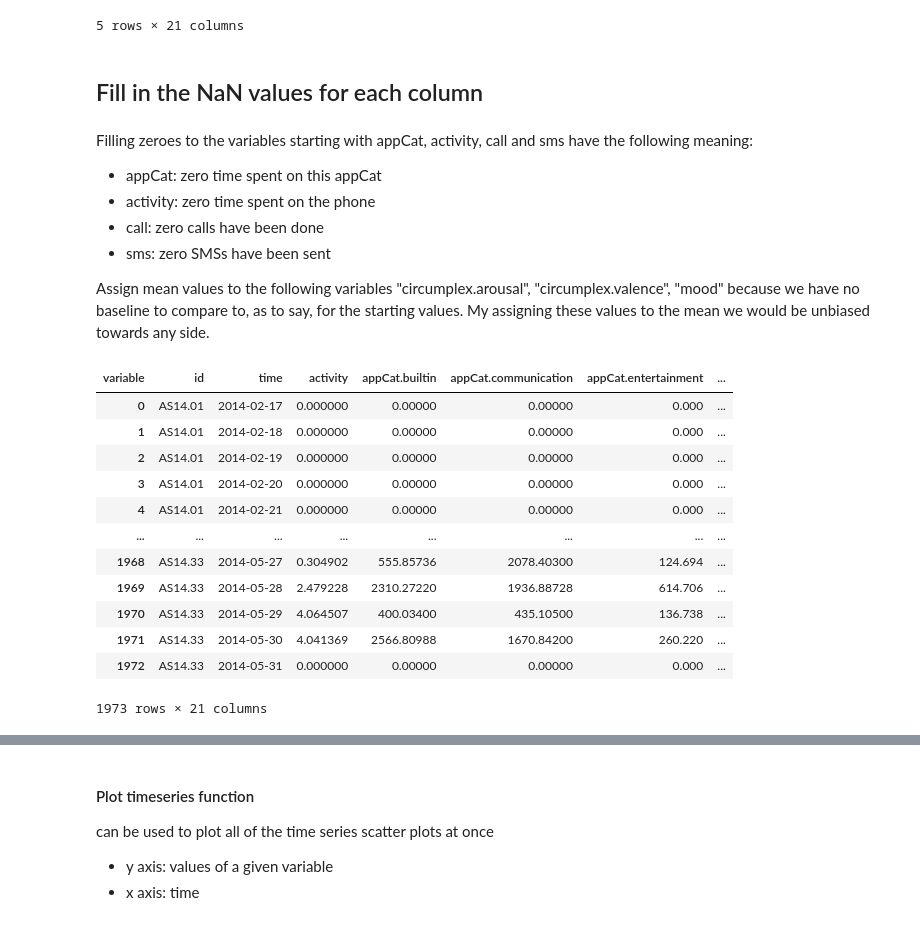
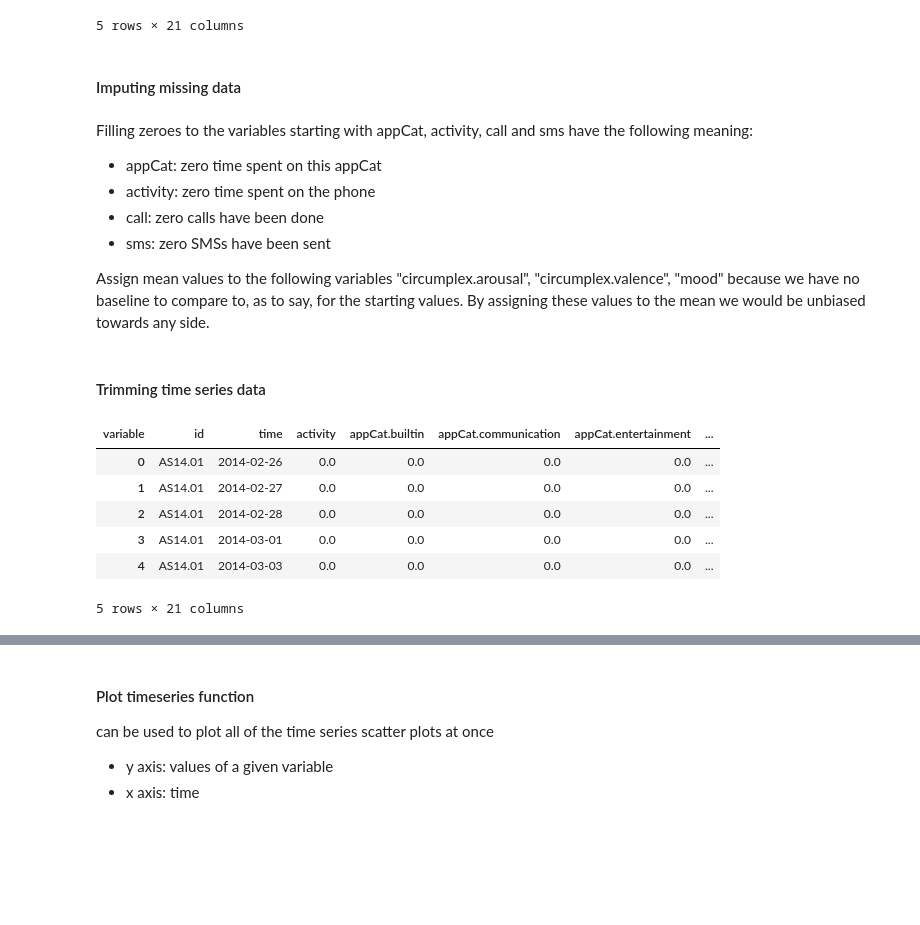
Before and after one commit to SoberZ/data-mining-techniques, a Jupyter notebook: mood.ipynb, the cells around one changed output, grey strips where cells are left out. Cells and saved outputs as stored; diff of their text form; code cells hidden in the pictures; blank space fills up the shorter version.

```diff
--- a/mood.ipynb
+++ b/mood.ipynb
@@ -119,8 +119,8 @@ wide.head()
 | 3 | AS14.01 | 2014-02-20 | NaN | NaN | NaN | NaN | ... |
 | 4 | AS14.01 | 2014-02-21 | NaN | NaN | NaN | NaN | ... |
 5 rows × 21 columns
-# %% [markdown]
-## Fill in the NaN values for each column
+# %% [markdown]
+#### Imputing missing data
 # %% [markdown]
 Filling zeroes to the variables starting with appCat, activity, call and sms have the following meaning:
 - appCat: zero time spent on this appCat
@@ -128,31 +128,43 @@ Filling zeroes to the variables starting with appCat, activity, call and sms hav
 - call: zero calls have been done
 - sms: zero SMSs have been sent
 
-Assign mean values to the following variables "circumplex.arousal", "circumplex.valence", "mood" because we have no baseline to compare to, as to say, for the starting values. My assigning these values to the mean we would be unbiased towards any side.
+Assign mean values to the following variables "circumplex.arousal", "circumplex.valence", "mood" because we have no baseline to compare to, as to say, for the starting values. By assigning these values to the mean we would be unbiased towards any side.
 # %%
 # Save df with these variables
-contains_zeroes = ["circumplex.arousal", "circumplex.valence", "mood"]
-partial_df = wide[contains_zeroes]
+no_time_vars = ["circumplex.arousal", "circumplex.valence", "mood"]
+partial_df = wide[no_time_vars]
 
-# Fill NaN values with mean values
-partial_df = partial_df.fillna(value=partial_df.mean())
 
-# Fill NaN values with zeroes
-dropped_df = wide.drop(contains_zeroes, axis=1).fillna(0)
-merged_df = pd.merge(dropped_df, partial_df, left_index=True, right_index=True)
-
-merged_df
+# Fill NaN values for time indiciating vars with zeroes
+dropped_df = wide.drop(no_time_vars, axis=1).fillna(0)
+filled_df = pd.merge(dropped_df, partial_df, left_index=True, right_index=True)
-# %% [output]
-| variable | id | time | activity | appCat.builtin | appCat.communication | appCat.entertainment | ... |
-| 0 | AS14.01 | 2014-02-17 | 0.000000 | 0.00000 | 0.00000 | 0.000 | ... |
-| 1 | AS14.01 | 2014-02-18 | 0.000000 | 0.00000 | 0.00000 | 0.000 | ... |
-| 2 | AS14.01 | 2014-02-19 | 0.000000 | 0.00000 | 0.00000 | 0.000 | ... |
-| 3 | AS14.01 | 2014-02-20 | 0.000000 | 0.00000 | 0.00000 | 0.000 | ... |
-| 4 | AS14.01 | 2014-02-21 | 0.000000 | 0.00000 | 0.00000 | 0.000 | ... |
-| ... | ... | ... | ... | ... | ... | ... | ... |
-| 1968 | AS14.33 | 2014-05-27 | 0.304902 | 555.85736 | 2078.40300 | 124.694 | ... |
-| 1969 | AS14.33 | 2014-05-28 | 2.479228 | 2310.27220 | 1936.88728 | 614.706 | ... |
-| 1970 | AS14.33 | 2014-05-29 | 4.064507 | 400.03400 | 435.10500 | 136.738 | ... |
-| 1971 | AS14.33 | 2014-05-30 | 4.041369 | 2566.80988 | 1670.84200 | 260.220 | ... |
-| 1972 | AS14.33 | 2014-05-31 | 0.000000 | 0.00000 | 0.00000 | 0.000 | ... |
-1973 rows × 21 columns
+# %% [markdown]
+#### Trimming time series data
+# %%
+# can be used to check per user
+user_ids = ['AS14.01', 'AS14.02', 'AS14.03', 'AS14.05', 'AS14.06', 'AS14.07', 'AS14.08',
+           'AS14.09', 'AS14.12', 'AS14.13', 'AS14.14', 'AS14.15', 'AS14.16', 'AS14.17',
+           'AS14.19', 'AS14.20', 'AS14.23', 'AS14.24', 'AS14.25', 'AS14.26', 'AS14.27',
+           'AS14.28', 'AS14.29', 'AS14.30', 'AS14.31', 'AS14.32', 'AS14.33']
+
+# trimming time series per user to remove prolonged periods of missing data
+# trimming is based on lack of mood value which is our target variable
+trimmed = pd.DataFrame()
+for id in user_ids:
+    partial_df = filled_df[filled_df["id"] == id]
+    start_date = partial_df.dropna(subset=['mood']).reset_index().head(1)['time'].values[0]
+    end_date = partial_df.dropna(subset=['mood']).reset_index().tail(1)['time'].values[0]
+    trimmed_df = partial_df[(partial_df['time'] >= start_date) & (partial_df['time'] <= end_date)]
+    trimmed = pd.concat([trimmed, trimmed_df]).reset_index(drop=True)
+
+
+
+trimmed.head()
+# %% [output]
+| variable | id | time | activity | appCat.builtin | appCat.communication | appCat.entertainment | ... |
+| 0 | AS14.01 | 2014-02-26 | 0.0 | 0.0 | 0.0 | 0.0 | ... |
+| 1 | AS14.01 | 2014-02-27 | 0.0 | 0.0 | 0.0 | 0.0 | ... |
+| 2 | AS14.01 | 2014-02-28 | 0.0 | 0.0 | 0.0 | 0.0 | ... |
+| 3 | AS14.01 | 2014-03-01 | 0.0 | 0.0 | 0.0 | 0.0 | ... |
+| 4 | AS14.01 | 2014-03-03 | 0.0 | 0.0 | 0.0 | 0.0 | ... |
+5 rows × 21 columns
```
Also changed, not shown: parts of 17 cells of this notebook, 1 other file.
